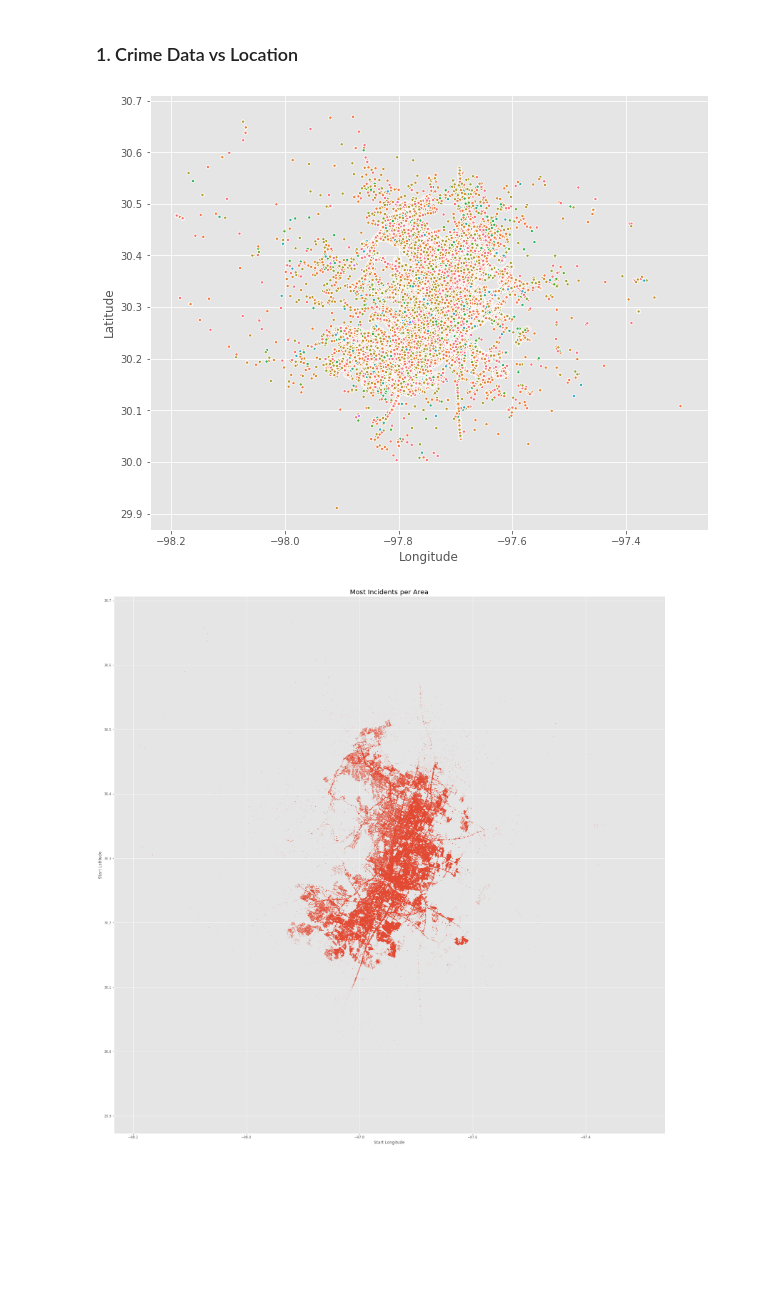
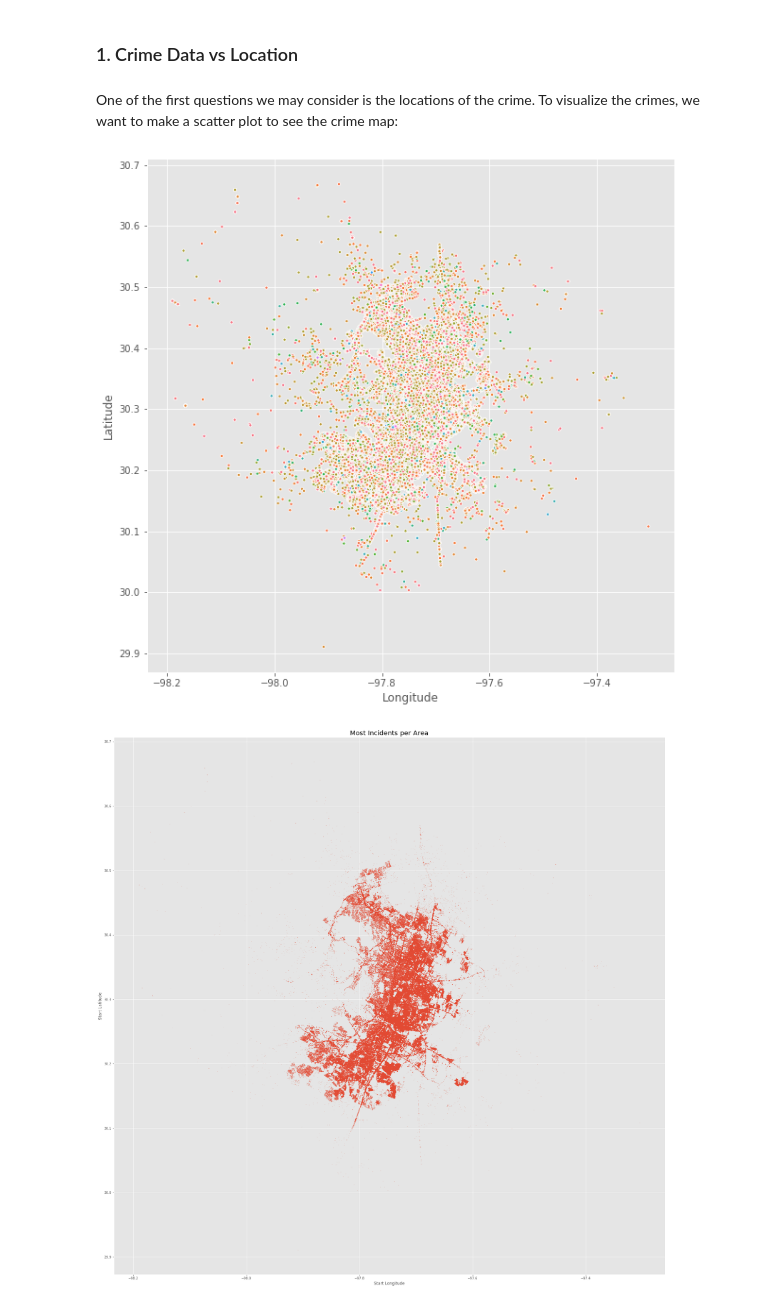
Before and after one commit to servetoksuz/Capstone_2, a Jupyter notebook: Capstone 2-Final.ipynb, the cells around one changed output. Saved outputs shown, nothing was run; the diff lists cells and outputs as text; code cells hidden in the pictures; blank space fills up the shorter version.

```diff
--- a/Capstone 2-Final.ipynb
+++ b/Capstone 2-Final.ipynb
@@ -384,6 +384,8 @@ df['month']=df['occurred_date_time'].dt.strftime('%b')
 df['day']=df['occurred_date_time'].dt.day
 df['hour']=df['occurred_date_time'].dt.hour
 df['weekday']=df['occurred_date_time'].dt.strftime('%a')
+# %%
+df['distance'] = np.sqrt(np.square(df['longitude']-df['longitude'].mean()) + np.square(df['latitude'] - df['latitude'].mean()))
 # %%
 # The data is cleaned and we would like to get our first train and test scores before getting our dummy variables:
 
@@ -418,15 +417,17 @@ linear regression score for testing set:0.2863565392899817
 ## B. Exploratory Data Analysis
 # %% [markdown]
 ### 1. Crime Data vs Location
+# %% [markdown]
+One of the first questions we may consider is the locations of the crime. To visualize the crimes, we want to make a scatter plot to see the crime map:
 # %%
 # Let'scheck the crime data on a map
-plt.figure(figsize=(10,8))
+plt.figure(figsize=(10,10))
 sns.scatterplot(x='longitude', y='latitude',hue='highest_offense_description', data=df, s=10, legend = False)
 plt.xlabel('Longitude')
 plt.ylabel('Latitude')
 plt.show()
 # %% [output]
-[figure, old version]
+[figure, new version]
 # %%
 # We can also check the frequency of incidences per area
 plt.figure(figsize=(30,30))
```
Also changed, not shown: parts of 88 cells of this notebook.
